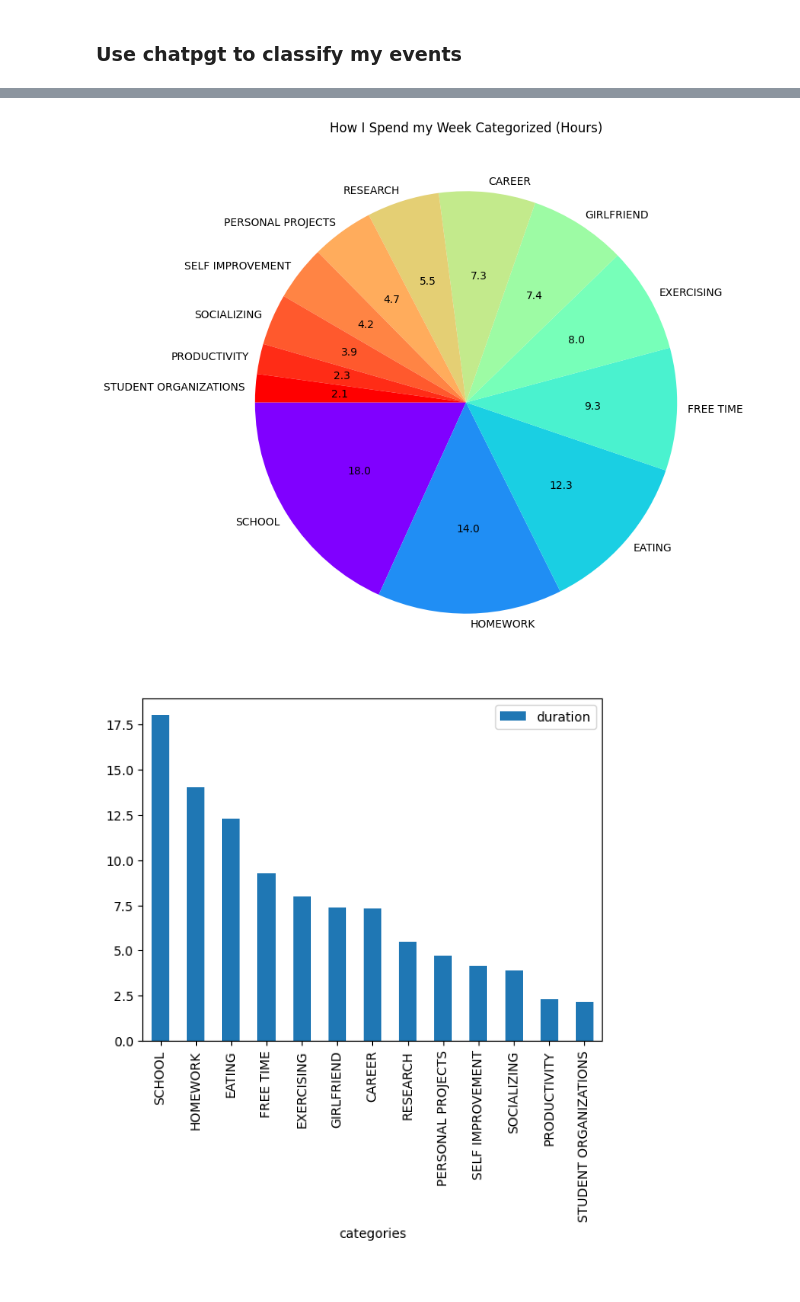
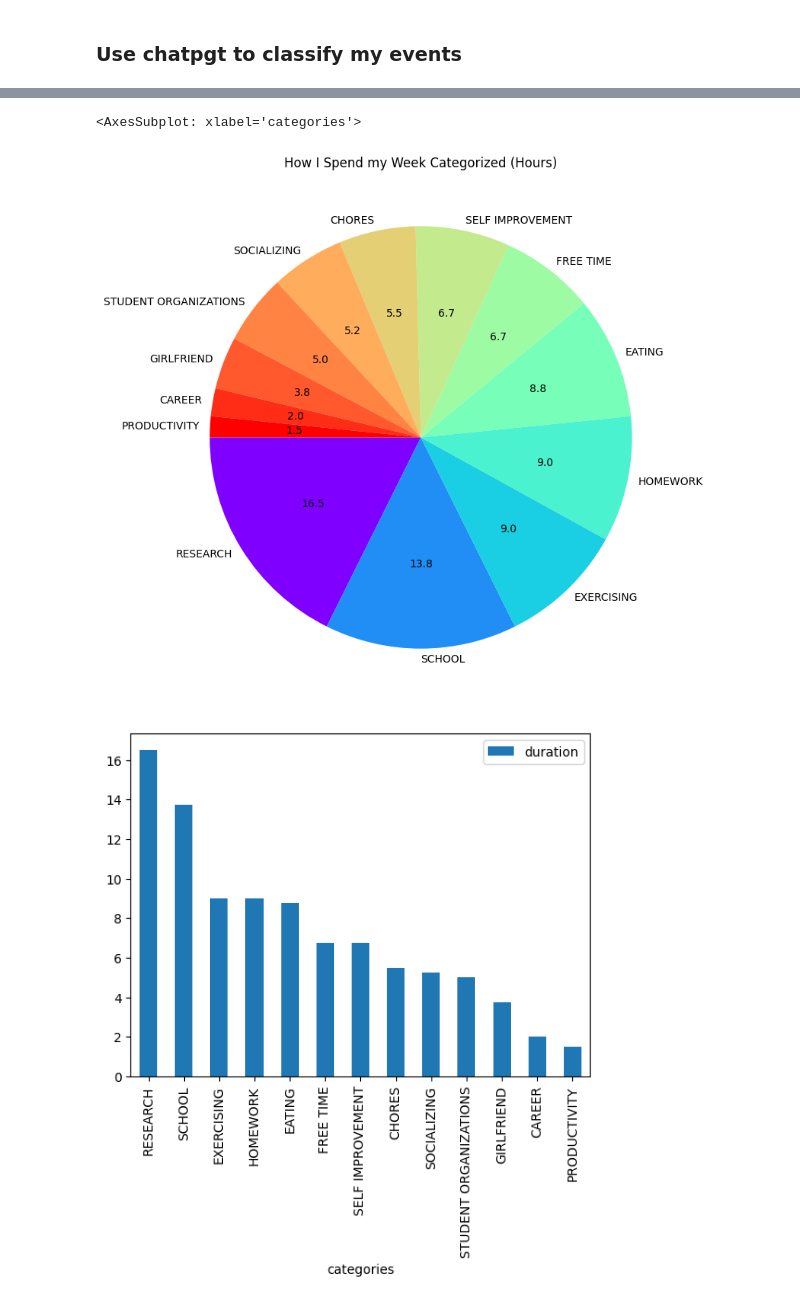
Before and after one commit to MattHandzel/HealthDataAnalysis, a Jupyter notebook: main.ipynb, the cells around one changed output, grey strips where cells are left out. Cells and saved outputs as stored; diff of their text form; code cells hidden in the pictures.

Commit message:
updating graphts...

```diff
--- a/main.ipynb
+++ b/main.ipynb
@@ -384,19 +421,18 @@ weight = weight[pd.notna(weight["body_fat_mass"])]
 weight["start_time"] = weight["start_time"].apply(convert_datetime_to_time_since_last_epoch)
 weight = weight.rename(columns = {"total_body_water" : "water_mass"})
 weight = apply_conversion_to_muliple_columns(weight, ["body_fat_mass", "weight", "muscle_mass", "skeletal_muscle_mass", "fat_free_mass", "water_mass"], 2.2)
-weight = clamp_dataframe_time(weight, "start_time", data_start_time, data_end_time)
+# weight = clamp_dataframe_time(weight, "start_time", data_start_time, data_end_time)
 
-weight["time_offset"] = convert_utc_offset_to_hours(weight["time_offset"].iloc[0])
-weight["start_time"] = weight["start_time"] - weight["time_offset"] * 60 * 60
+weight = do_the_rudamentary_time_changes(weight)
+
 
 # For every weight entry that has a package name of "com.sec.android.app.shealth" find the closest weight entry from cn.fitdays.fitdays, make sure they are less than 7200 seconds apart
 
-print(weight["pkg_name"].unique())
+weight.drop(['custom', 'comment', "datauuid", "vfa_level", "deviceuuid", ], axis=1, inplace=True)
 group_1_function = lambda df: df[df["pkg_name"] == "com.sec.android.app.shealth"]
 group_2_function = lambda df: df[df["pkg_name"] == "cn.fitdays.fitdays"]
 
 weight = average_measurements_that_are_close_in_time(weight, "start_time", group_1_function, group_2_function, 3600 * 12)
 
 weight = weight.sort_values(by="start_time")
-weight.drop(['custom', 'comment', "datauuid", "vfa_level", "deviceuuid", ], axis=1, inplace=True)
-weight.head(15)
+weight.sort_index(inplace=True)
@@ -1181,26 +1256,36 @@ events["categories"] = [previous_map[event] if event in previous_map else "UNKNO
 def remove_events_with_following_names(dataframe, names):
   return dataframe[~dataframe["name"].isin(names)]
 
-events = remove_events_with_following_names(events, ["data structures", "night routine & falling asleep", "home", "home :)", "wakeup + morning routine", "wakeup"])
+events = remove_events_with_following_names(events, ["data structures", "black music", "night routine & falling asleep", "home", "home :)", "wakeup + morning routine", "wakeup"])
 
 # filter out the events that are misc or unknown or eating or chores
 
-events.drop(events[events["categories"] == "UNKNOWN"].index, inplace=True)
-events.drop(events[events["categories"] == "MISC"].index, inplace=True)
+# events.drop(events[events["categories"] == "UNKNOWN"].index, inplace=True)
+# events.drop(events[events["categories"] == "MISC"].index, inplace=True)
 # events.drop(events[events["categories"] == "EATING"].index, inplace=True)
-events.drop(events[events["categories"] == "CHORES"].index, inplace=True)
+# events.drop(events[events["categories"] == "CHORES"].index, inplace=True)
 # events.drop(events[events["categories"] == "PRODUCTIVITY"].index, inplace=True)
 
 # Create a pie chart for how much of each category i spend my time on using the duration
 # %%
 summation = sum_df_by_variable(events, "categories", "duration", "sum")
-summation /= 7
-summation["duration"]["SCHOOL"] *= 0.75
-summation["duration"]["HOMEWORK"] *= 0.9
-summation["duration"]["EATING"] *= 0.80
-summation["duration"]["CAREER"] *= 0.8
-summation["duration"]["STUDENT ORGANIZATIONS"] *= 0.33
-summation["duration"]["SELF IMPROVEMENT"] *= 0.8
+
+
+events.sort_values(by="start_time", ascending=True, inplace=True)
+print(events.head(5))
+first_calendar_event_time = events["start_time"].iloc[0]
+first_calendar_event_time = max(data_start_time, first_calendar_event_time)
+last_calendar_event_time = min(events["start_time"].iloc[-1], data_end_time)
+day_difference = round((last_calendar_event_time - first_calendar_event_time) / 60 / 60 / 24)
+print(day_difference)
+summation /= day_difference
+summation *= 7
+# summation["duration"]["SCHOOL"] *= 0.75
+# summation["duration"]["HOMEWORK"] *= 0.9
+# summation["duration"]["EATING"] *= 0.80
+# summation["duration"]["CAREER"] *= 0.8
+# summation["duration"]["STUDENT ORGANIZATIONS"] *= 0.33
+# summation["duration"]["SELF IMPROVEMENT"] *= 0.8
 
 
 
@@ -1217,7 +1302,7 @@ values = summation['duration']
 colors = plt.cm.rainbow(np.linspace(0, 1, len(summation)) ** (1/1.5))
 title = "How I Spend my Week Categorized (Hours)"
 # Plot the pie chart with a legend
-ax = summation.plot.pie(y='duration', figsize=(9, 9), autopct=autopct_format(values), startangle=180, colors=colors, legend=False, title=title, labeldistance=1.05)
+ax = summation.plot.pie(y='duration', figsize=(10, 9), autopct=autopct_format(values), startangle=180, colors=colors, legend=False, title=title, labeldistance=1.05)
 # ax.legend(loc='center left', bbox_to_anchor=(1.0, 0.5))
 ax.set_ylabel('')
 savefig(title, type_="pie")
@@ -1228,2 +1329,3 @@ summation.plot.bar(stacked=True)
+<AxesSubplot: xlabel='categories'>
-[figure, old version]
+[figure, new version]
-[figure, old version]
+[figure, new version]
```
Also changed, not shown: parts of 19 cells of this notebook, 11 other files.
